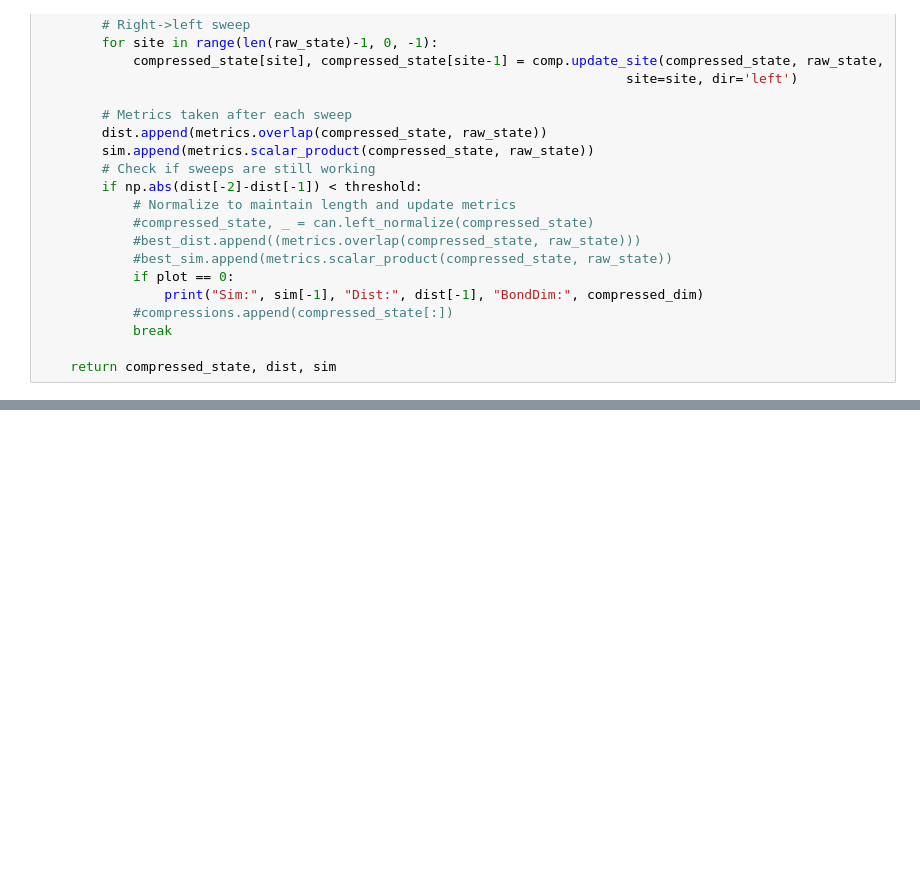
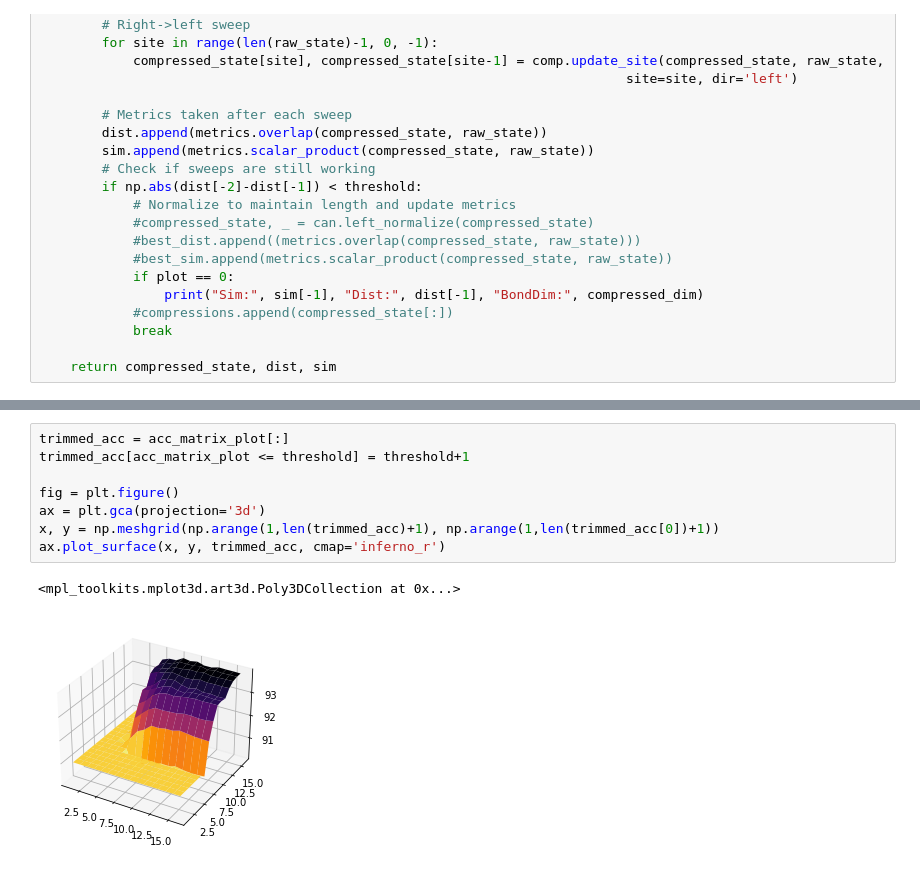
Before and after one commit to aaronleesander/DMRG-inspired-Algorithms-for-Neural-Network-Compression, a Jupyter notebook: DMRG/NN_Single_Model.ipynb, the cells around one changed output, grey strips where cells are left out. Saved outputs shown, nothing was run; the diff lists cells and outputs as text; blank space fills up the shorter version.

```diff
--- a/DMRG/NN_Single_Model.ipynb
+++ b/DMRG/NN_Single_Model.ipynb
@@ -852,0 +738,11 @@ KeyboardInterrupt:
+# %%
+trimmed_acc = acc_matrix_plot[:]
+trimmed_acc[acc_matrix_plot <= threshold] = threshold+1
+
+fig = plt.figure()
+ax = plt.gca(projection='3d')
+x, y = np.meshgrid(np.arange(1,len(trimmed_acc)+1), np.arange(1,len(trimmed_acc[0])+1))
+ax.plot_surface(x, y, trimmed_acc, cmap='inferno_r')
+# %% [output]
+<mpl_toolkits.mplot3d.art3d.Poly3DCollection at 0x...>
+[figure, added]
```
Also changed, not shown: parts of 30 cells of this notebook, 1 other file.
